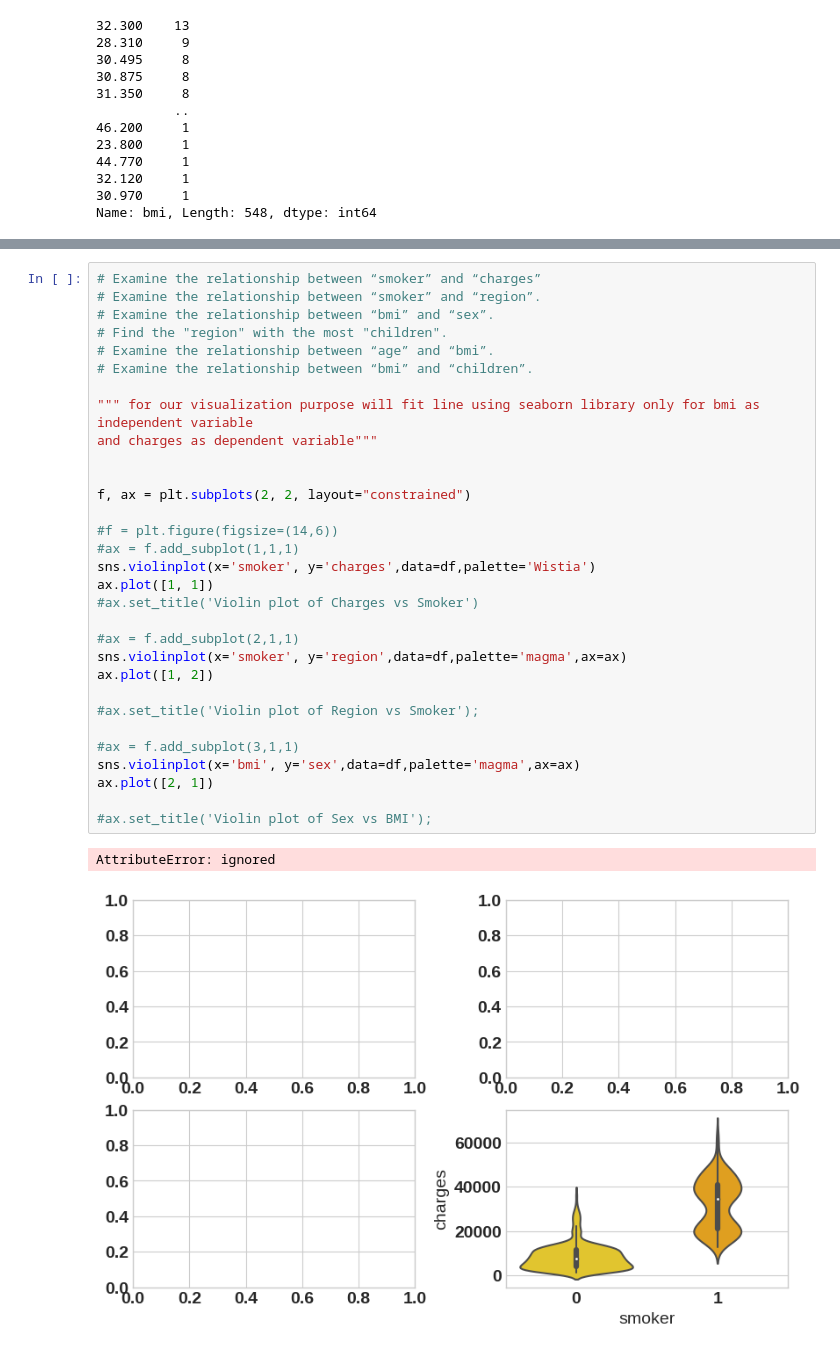
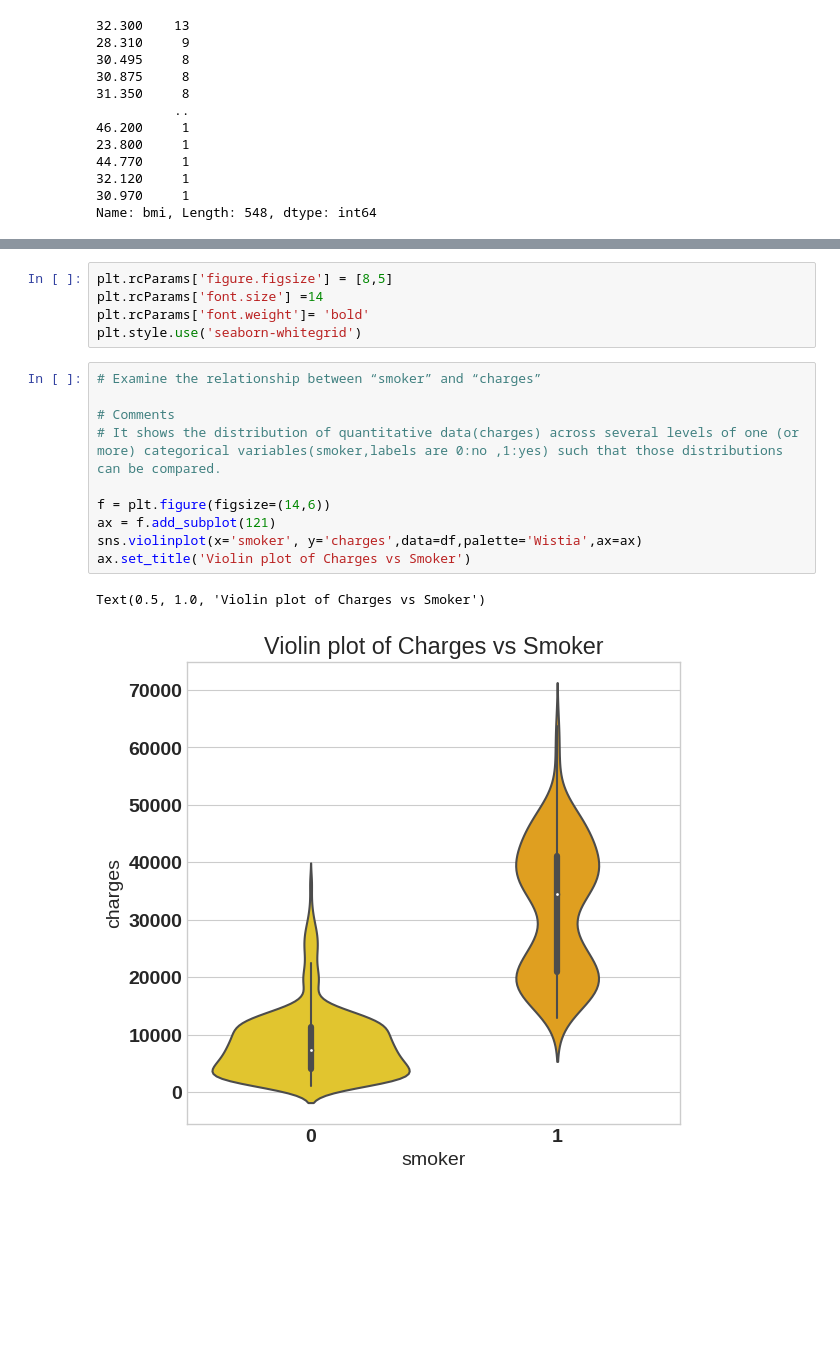
Before and after one commit to gr-uzun/medical-cost-analysis, a Jupyter notebook: medical_cost_analysis_project.ipynb, the cells around one changed output, grey strips where cells are left out. Cells and saved outputs as stored; diff of their text form; blank space fills up the shorter version.

```diff
--- a/medical_cost_analysis_project.ipynb
+++ b/medical_cost_analysis_project.ipynb
@@ -191,34 +159,18 @@ def example_plot(ax, fontsize=12, hide_labels=False):
-# %%
-# Examine the relationship between “smoker” and “charges”
-# Examine the relationship between “smoker” and “region”.
-# Examine the relationship between “bmi” and “sex”.
-# Find the "region" with the most "children".
-# Examine the relationship between “age” and “bmi”.
-# Examine the relationship between “bmi” and “children”.
-
-""" for our visualization purpose will fit line using seaborn library only for bmi as independent variable
-and charges as dependent variable"""
-
-
-f, ax = plt.subplots(2, 2, layout="constrained")
-
-#f = plt.figure(figsize=(14,6))
-#ax = f.add_subplot(1,1,1)
-sns.violinplot(x='smoker', y='charges',data=df,palette='Wistia')
-ax.plot([1, 1])
-#ax.set_title('Violin plot of Charges vs Smoker')
-
-#ax = f.add_subplot(2,1,1)
-sns.violinplot(x='smoker', y='region',data=df,palette='magma',ax=ax)
-ax.plot([1, 2])
-
-#ax.set_title('Violin plot of Region vs Smoker');
-
-#ax = f.add_subplot(3,1,1)
-sns.violinplot(x='bmi', y='sex',data=df,palette='magma',ax=ax)
-ax.plot([2, 1])
-
-#ax.set_title('Violin plot of Sex vs BMI');
-# %% [output]
-AttributeError: ignored
-[figure, removed]
+# %%
+plt.rcParams['figure.figsize'] = [8,5]
+plt.rcParams['font.size'] =14
+plt.rcParams['font.weight']= 'bold'
+plt.style.use('seaborn-whitegrid')
+# %%
+# Examine the relationship between “smoker” and “charges”
+
+# Comments
+# It shows the distribution of quantitative data(charges) across several levels of one (or more) categorical variables(smoker,labels are 0:no ,1:yes) such that those distributions can be compared.
+
+f = plt.figure(figsize=(14,6))
+ax = f.add_subplot(121)
+sns.violinplot(x='smoker', y='charges',data=df,palette='Wistia',ax=ax)
+ax.set_title('Violin plot of Charges vs Smoker')
+# %% [output]
+Text(0.5, 1.0, 'Violin plot of Charges vs Smoker')
+[figure, added]
```
Also changed, not shown: parts of 17 cells of this notebook.
